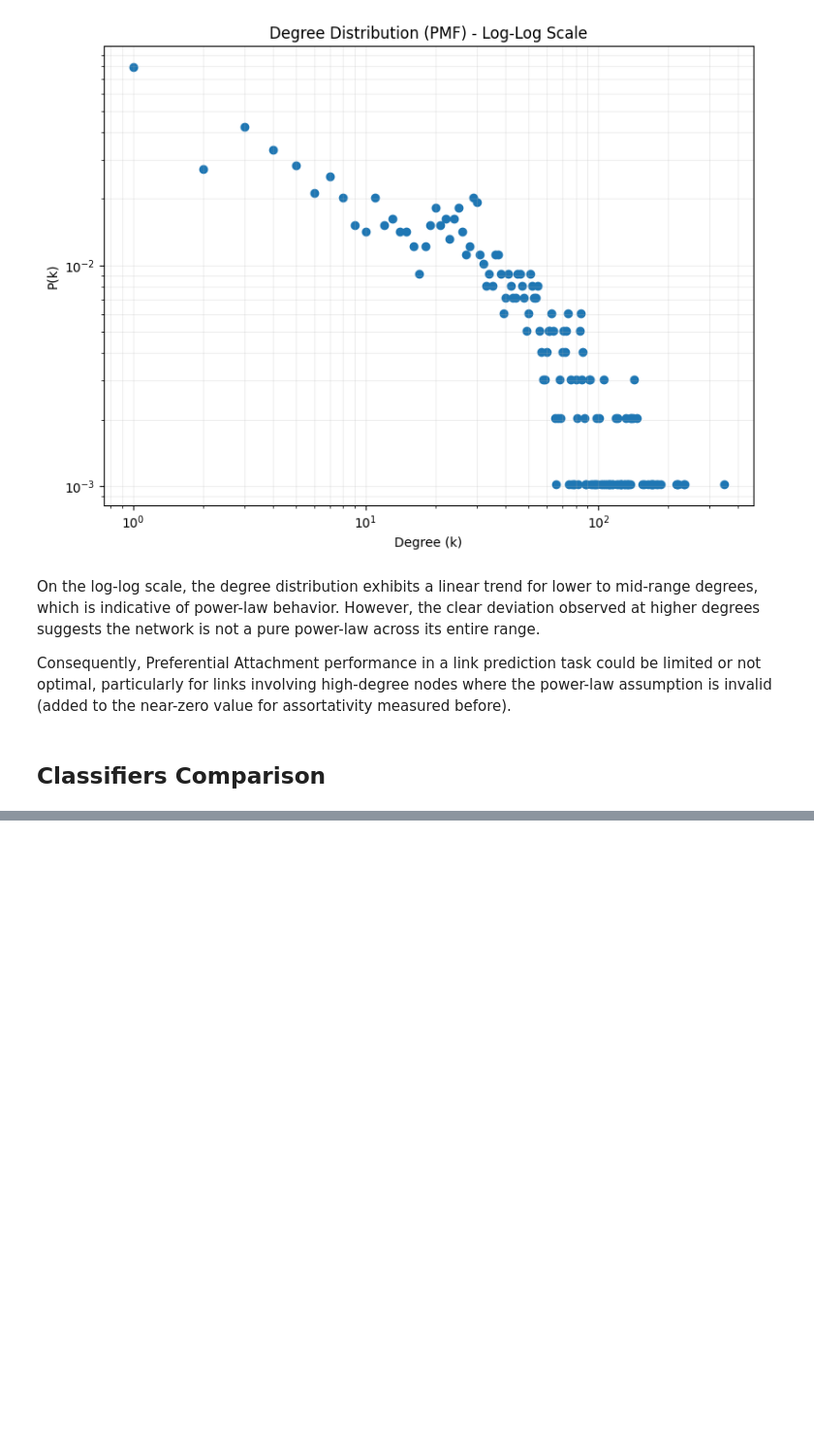
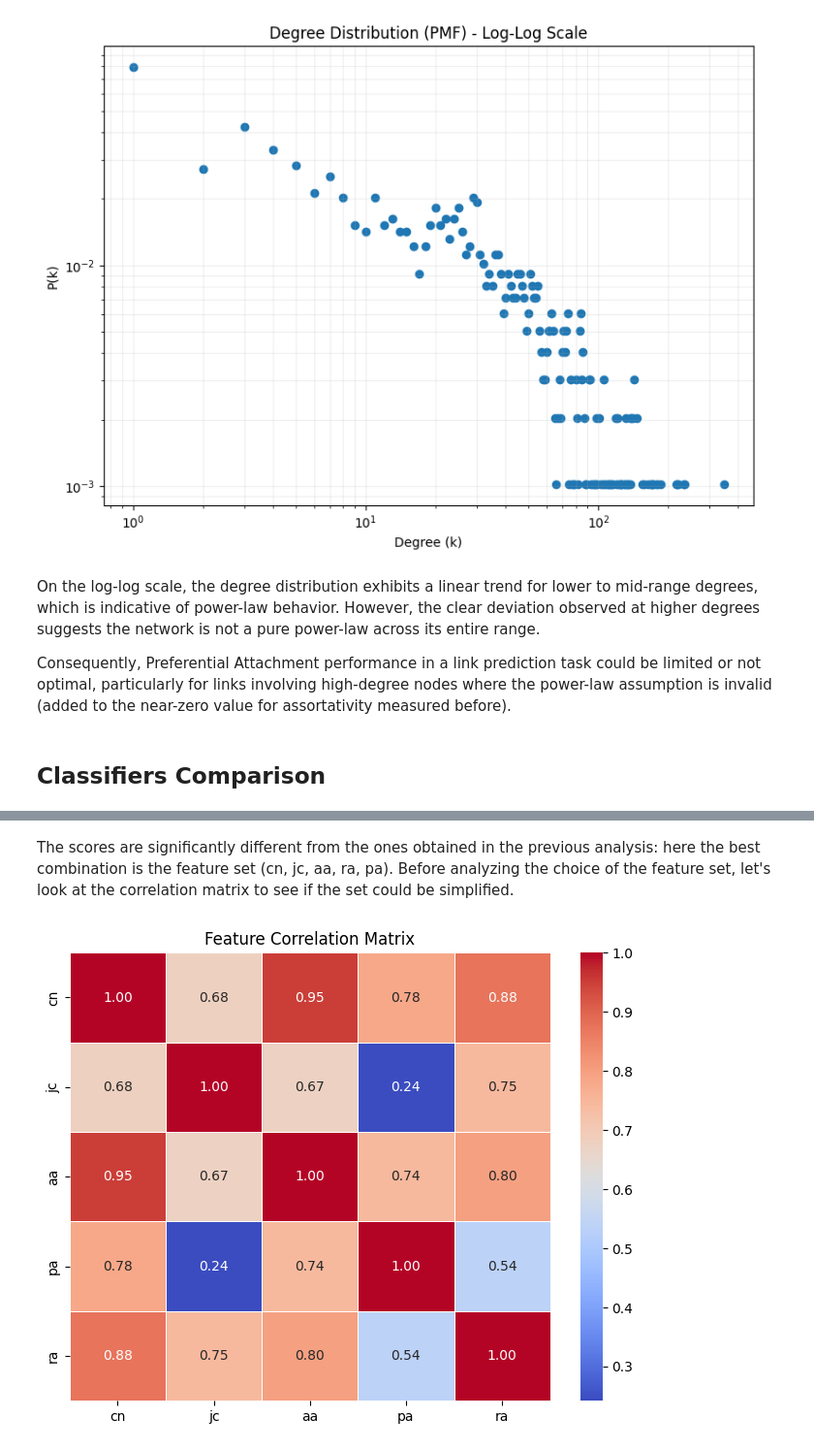
Before and after one commit to quelmitch/link-prediction-learning, a Jupyter notebook: 03_dense_email_network/03_dense_email_network.ipynb, the cells around one changed output, grey strips where cells are left out. Shown at 97% size. Saved outputs shown, nothing was run; the diff lists cells and outputs as text; code cells hidden in the pictures; blank space fills up the shorter version.

```diff
--- a/03_dense_email_network/03_dense_email_network.ipynb
+++ b/03_dense_email_network/03_dense_email_network.ipynb
@@ -109,0 +204,19 @@ Consequently, Preferential Attachment performance in a link prediction task coul
+# %% [markdown]
+The scores are significantly different from the ones obtained in the previous analysis: here the best combination is the feature set (cn, jc, aa, ra, pa). Before analyzing the choice of the feature set, let's look at the correlation matrix to see if the set could be simplified.
+# %%
+features=['cn', 'jc', 'aa', 'pa', 'ra']
+X_train_for_corr, _, _, _ = splits.create_train_test_split(
+    G,
+    lambda p, G: build_feature_dataset(p, G, features),
+    lambda: ns.random_negative_sampling(G)
+)
+
+# Calculate the correlation matrix
+correlation_matrix = pd.DataFrame(X_train_for_corr, columns=features).corr()
+
+plt.figure(figsize=(8, 6))
+sns.heatmap(correlation_matrix, annot=True, cmap='coolwarm', fmt=".2f", linewidths=.5)
+plt.title('Feature Correlation Matrix')
+plt.show()
+# %% [output]
+[figure, added]
```
Also changed, not shown: parts of 7 cells of this notebook.
